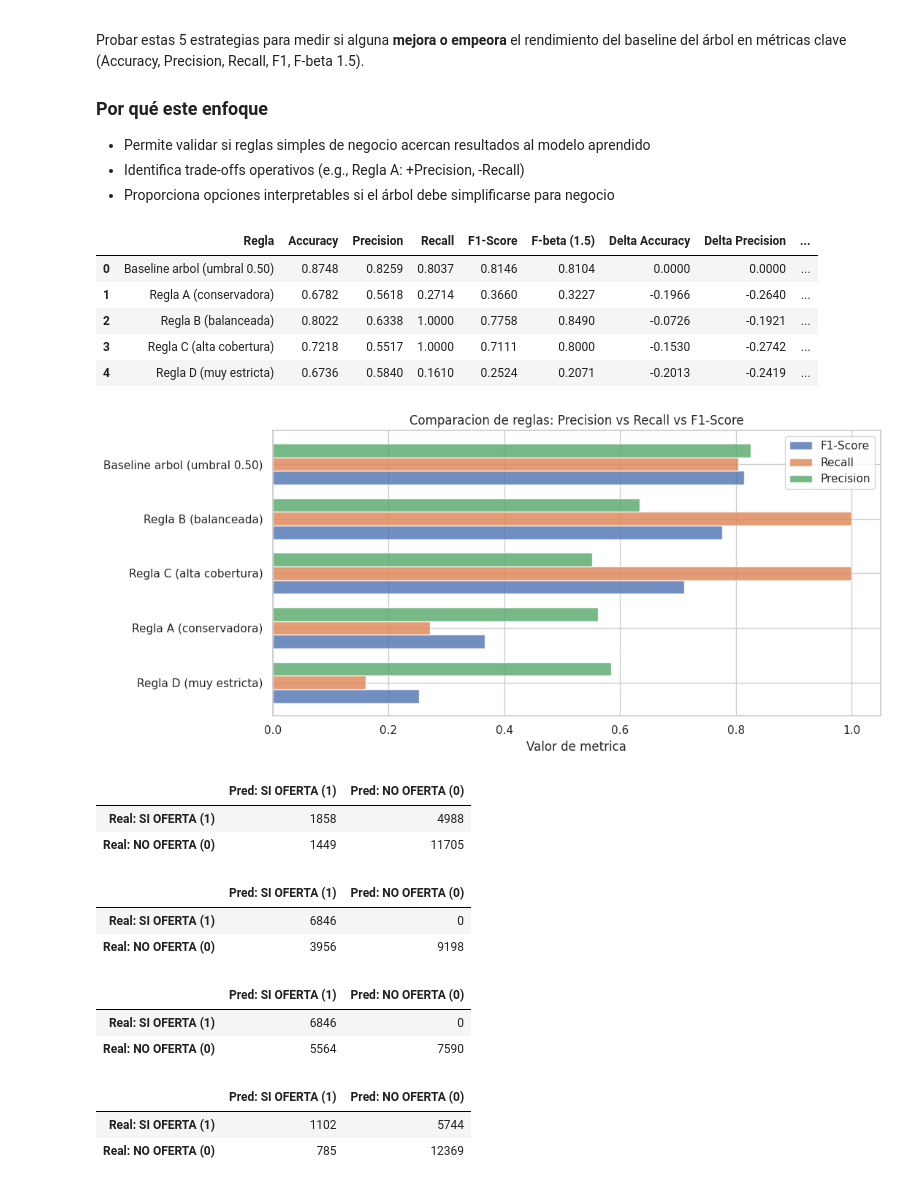
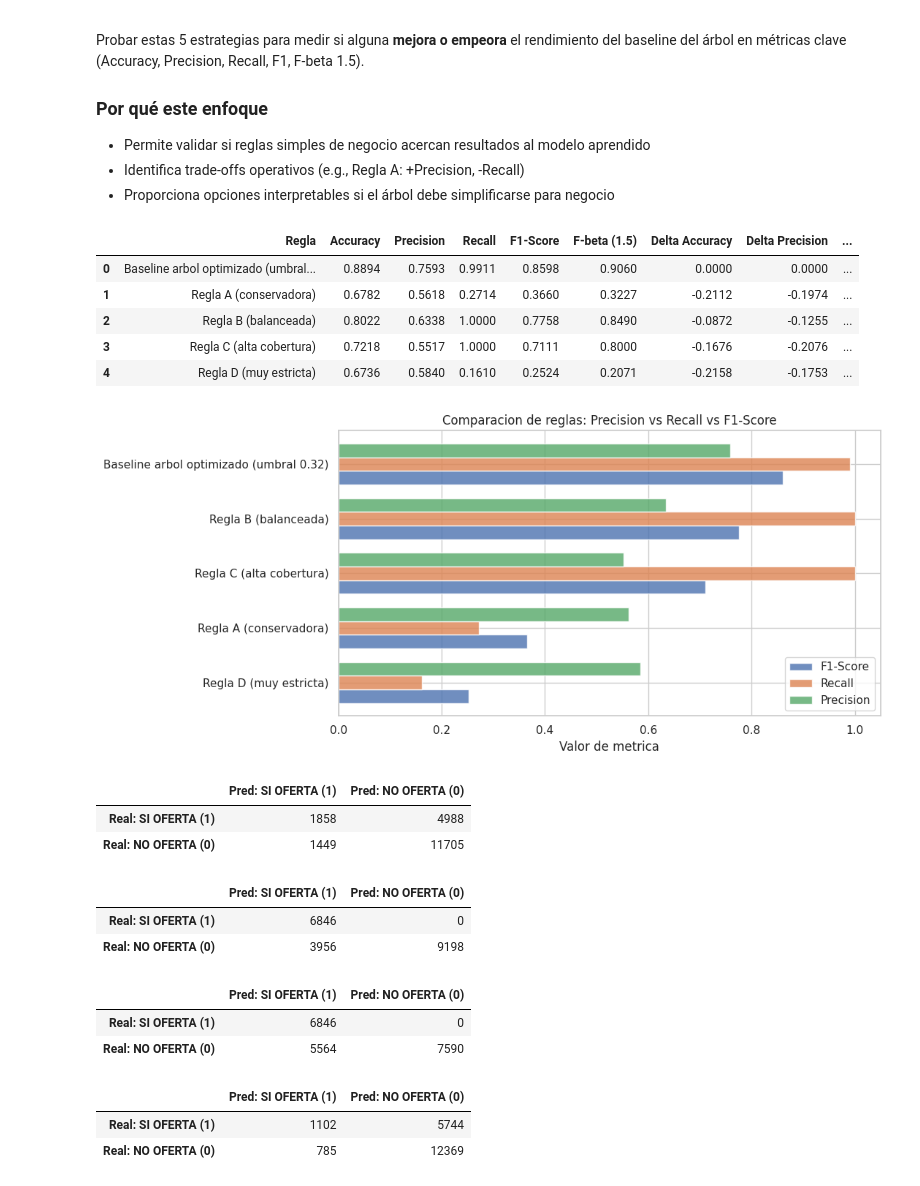
Before and after one commit to NacisCric-2908/mineria, a Jupyter notebook: job/decision_tree_offer_received.ipynb, the cells around one changed output. Saved outputs shown, nothing was run; the diff lists cells and outputs as text; code cells hidden in the pictures.

```diff
--- a/job/decision_tree_offer_received.ipynb
+++ b/job/decision_tree_offer_received.ipynb
@@ -172,12 +197,20 @@ feature_groups_df = pd.DataFrame({
     'Variables': [', '.join(numeric_cols), ', '.join(categorical_cols)],
 })
 
-X_train, X_test, y_train, y_test = train_test_split(
+X_train_full, X_test, y_train_full, y_test = train_test_split(
     X,
     y,
     test_size=0.20,
     random_state=SEED,
     stratify=y,
+)
+
+X_train, X_val, y_train, y_val = train_test_split(
+    X_train_full,
+    y_train_full,
+    test_size=0.20,
+    random_state=SEED,
+    stratify=y_train_full,
 )
 
 split_summary_df = pd.DataFrame([
@@ -186,6 +219,12 @@ split_summary_df = pd.DataFrame([
         'Filas': X_train.shape[0],
         'Proporcion_sobre_total': round(X_train.shape[0] / X.shape[0], 4),
         'Tasa_SI_OFERTA': round(y_train.mean(), 4),
+    },
+    {
+        'Conjunto': 'Validation',
+        'Filas': X_val.shape[0],
+        'Proporcion_sobre_total': round(X_val.shape[0] / X.shape[0], 4),
+        'Tasa_SI_OFERTA': round(y_val.mean(), 4),
     },
     {
         'Conjunto': 'Test',
@@ -518,9 +727,8 @@ def evaluate_rule(y_true, y_pred_rule, name):
         'F-beta (1.5)': fbeta_score(y_true, y_pred_rule, beta=1.5, zero_division=0),
     }
 
-# Reglas manuales basadas en los splits observados y estrategias definidas
 manual_rules = {
-    'Baseline arbol (umbral 0.50)': y_pred,
+    f'Baseline arbol optimizado (umbral {best_threshold:.2f})': y_pred_optimized,
     'Regla A (conservadora)': (
         (X_test['Second_Round_Interviews'] >= 2)
         & (X_test['First_Round_Interviews'] >= 3)
@@ -540,61 +748,54 @@ manual_rules = {
     ).astype(int),
 }
 
-# Calcular metricas para cada regla
 rule_results = [evaluate_rule(y_test, pred_rule, name) for name, pred_rule in manual_rules.items()]
 rules_compare_df = pd.DataFrame(rule_results)
 metric_cols = ['Accuracy', 'Precision', 'Recall', 'F1-Score', 'F-beta (1.5)']
 
-# Calcular deltas respecto al baseline
-baseline_row = rules_compare_df[rules_compare_df['Regla'] == 'Baseline arbol (umbral 0.50)'].iloc[0]
+baseline_row = rules_compare_df[rules_compare_df['Regla'].str.contains('Baseline arbol optimizado')].iloc[0]
 for col in metric_cols:
     rules_compare_df[f'Delta {col}'] = rules_compare_df[col] - baseline_row[col]
 
-# Mostrar tabla de comparacion
+rules_compare_df[metric_cols + [f'Delta {c}' for c in metric_cols]] = rules_compare_df[
+    metric_cols + [f'Delta {c}' for c in metric_cols]
+].round(4)
+display(rules_compare_df)
+
 display_cols = ['Regla'] + metric_cols + [f'Delta {c}' for c in metric_cols]
-rules_compare_df[display_cols[1:]] = rules_compare_df[display_cols[1:]].round(4)
-display(rules_compare_df[display_cols])
 
-# Identificar mejores reglas por cada metrica
-best_f1_idx = rules_compare_df['F1-Score'].idxmax()
-best_recall_idx = rules_compare_df['Recall'].idxmax()
-best_precision_idx = rules_compare_df['Precision'].idxmax()
-
-# Grafico comparativo de metricas clave
 fig, ax = plt.subplots(figsize=(11, 5))
-plot_df = rules_compare_df[['Regla', 'F1-Score', 'Recall', 'Precision']].copy()
-plot_df = plot_df.sort_values('F1-Score', ascending=True)
-x = np.arange(len(plot_df))
+plot_df = rules_compare_df[['Regla', 'F1-Score', 'Recall', 'Precision']].copy().sort_values('F1-Score', ascending=True)
+positions = np.arange(len(plot_df))
 width = 0.25
-ax.barh(x - width, plot_df['F1-Score'], width, alpha=0.8, label='F1-Score')
-ax.barh(x, plot_df['Recall'], width, alpha=0.8, label='Recall')
-ax.barh(x + width, plot_df['Precision'], width, alpha=0.8, label='Precision')
-ax.set_yticks(x)
+ax.barh(positions - width, plot_df['F1-Score'], width, alpha=0.8, label='F1-Score')
+ax.barh(positions, plot_df['Recall'], width, alpha=0.8, label='Recall')
+ax.barh(positions + width, plot_df['Precision'], width, alpha=0.8, label='Precision')
+ax.set_yticks(positions)
 ax.set_yticklabels(plot_df['Regla'])
 ax.set_xlabel('Valor de metrica')
 ax.set_title('Comparacion de reglas: Precision vs Recall vs F1-Score')
 ax.legend()
 plt.tight_layout()
+plt.savefig(RULE_COMPARISON_PATH, dpi=160, bbox_inches='tight')
 plt.show()
 
-# Matrices de confusion para cada regla manual (excepto baseline, ya mostrada en Bloque 3)
 for rule_name in ['Regla A (conservadora)', 'Regla B (balanceada)', 'Regla C (alta cobertura)', 'Regla D (muy estricta)']:
     pred_rule = manual_rules[rule_name]
     cm_rule = confusion_matrix(y_test, pred_rule, labels=[1, 0])
     cm_rule_df = pd.DataFrame(
         cm_rule,
         index=['Real: SI OFERTA (1)', 'Real: NO OFERTA (0)'],
         columns=['Pred: SI OFERTA (1)', 'Pred: NO OFERTA (0)'],
     )
     display(cm_rule_df)
 # %% [output]
 |  | Regla | Accuracy | Precision | Recall | F1-Score | F-beta (1.5) | Delta Accuracy | Delta Precision | ... |
-| 0 | Baseline arbol (umbral 0.50) | 0.8748 | 0.8259 | 0.8037 | 0.8146 | 0.8104 | 0.0000 | 0.0000 | ... |
-| 1 | Regla A (conservadora) | 0.6782 | 0.5618 | 0.2714 | 0.3660 | 0.3227 | -0.1966 | -0.2640 | ... |
-| 2 | Regla B (balanceada) | 0.8022 | 0.6338 | 1.0000 | 0.7758 | 0.8490 | -0.0726 | -0.1921 | ... |
-| 3 | Regla C (alta cobertura) | 0.7218 | 0.5517 | 1.0000 | 0.7111 | 0.8000 | -0.1530 | -0.2742 | ... |
-| 4 | Regla D (muy estricta) | 0.6736 | 0.5840 | 0.1610 | 0.2524 | 0.2071 | -0.2013 | -0.2419 | ... |
+| 0 | Baseline arbol optimizado (umbral... | 0.8894 | 0.7593 | 0.9911 | 0.8598 | 0.9060 | 0.0000 | 0.0000 | ... |
+| 1 | Regla A (conservadora) | 0.6782 | 0.5618 | 0.2714 | 0.3660 | 0.3227 | -0.2112 | -0.1974 | ... |
+| 2 | Regla B (balanceada) | 0.8022 | 0.6338 | 1.0000 | 0.7758 | 0.8490 | -0.0872 | -0.1255 | ... |
+| 3 | Regla C (alta cobertura) | 0.7218 | 0.5517 | 1.0000 | 0.7111 | 0.8000 | -0.1676 | -0.2076 | ... |
+| 4 | Regla D (muy estricta) | 0.6736 | 0.5840 | 0.1610 | 0.2524 | 0.2071 | -0.2158 | -0.1753 | ... |
-[figure, old version]
+[figure, new version]
 |  | Pred: SI OFERTA (1) | Pred: NO OFERTA (0) |
 | Real: SI OFERTA (1) | 1858 | 4988 |
 | Real: NO OFERTA (0) | 1449 | 11705 |
```
Also changed, not shown: parts of 12 cells of this notebook, 19 other files.
